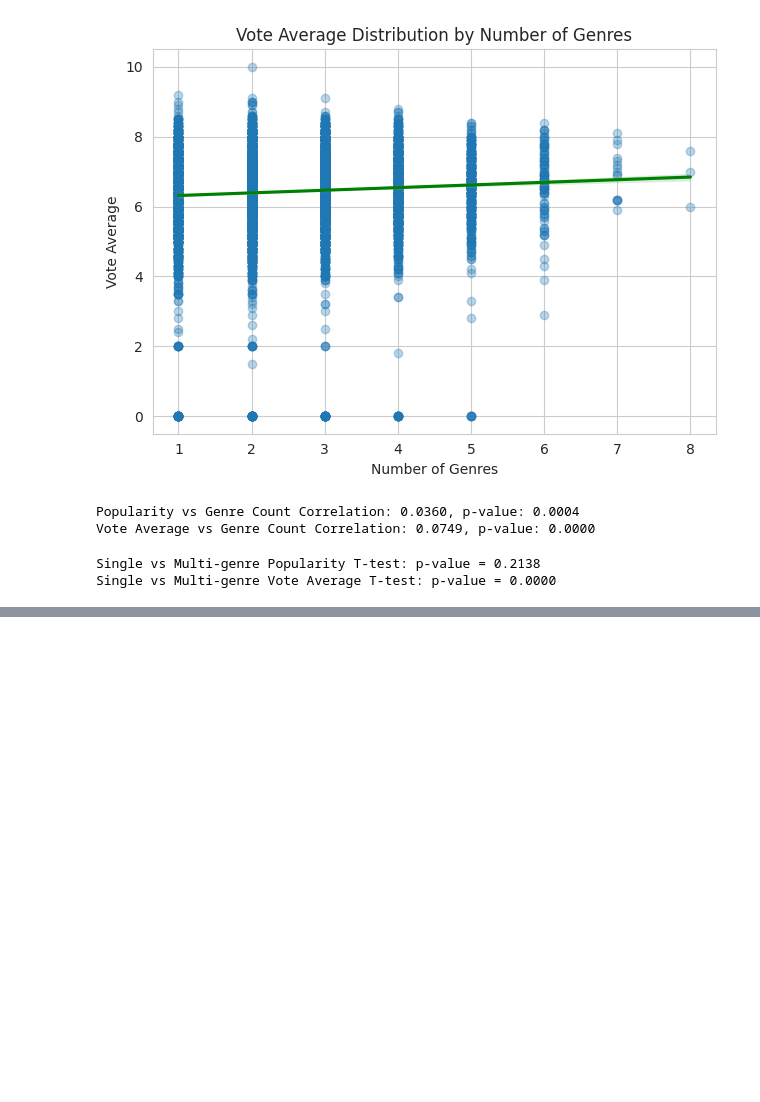
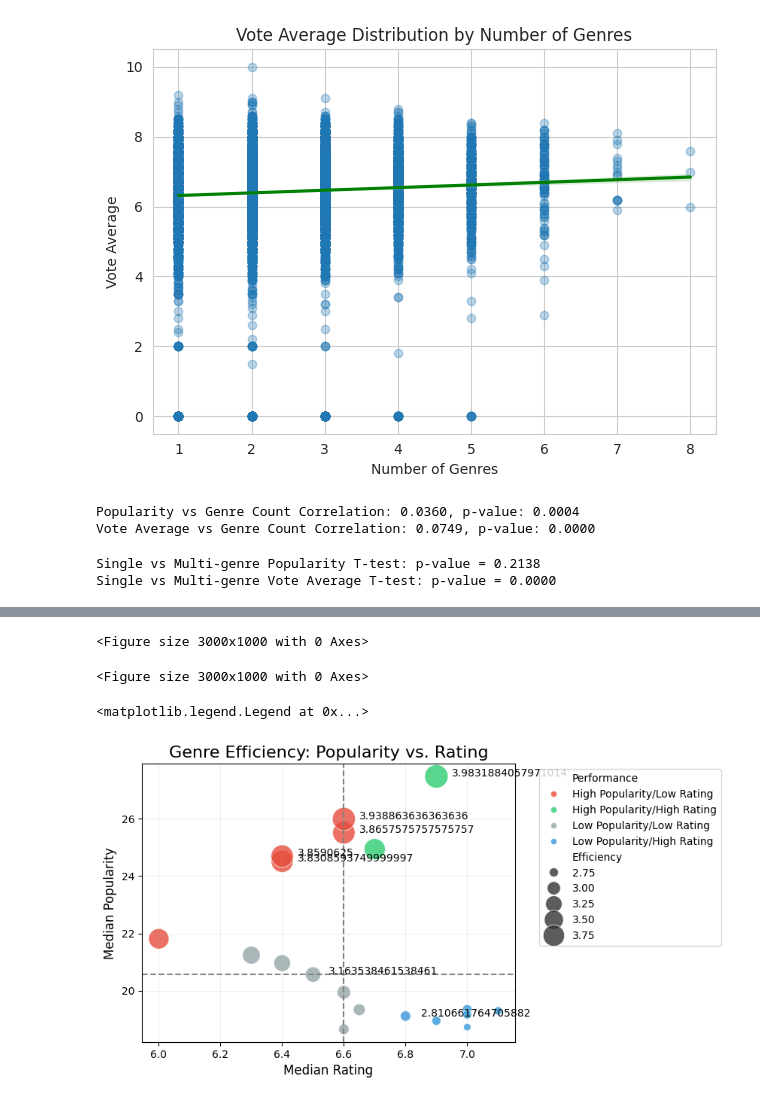
Before and after one commit to shuvad23/Netflix-Data-Analysis-Project, a Jupyter notebook: Netflix_Data_Analysis.ipynb, the cells around one changed output, grey strips where cells are left out. Drawn from its saved outputs; the diff is of its cells as text; code cells hidden in the pictures; blank space fills up the shorter version.

```diff
--- a/Netflix_Data_Analysis.ipynb
+++ b/Netflix_Data_Analysis.ipynb
@@ -757,0 +905,4 @@ Single vs Multi-genre Vote Average T-test: p-value = 0.0000
+# %%
+# Calculate efficiency ratio (popularity per rating point)
+genre_stats['Efficiency'] = genre_stats['Popularity'] / genre_stats['Vote_Average']
+genre_stats.sort_values(by='Efficiency',ascending=False)
@@ -757,0 +928,15 @@ Single vs Multi-genre Vote Average T-test: p-value = 0.0000
+# %%
+# Create genre clusters
+conditions=[
+    (genre_stats.Popularity > genre_stats.Popularity.mean()) &
+    (genre_stats.Vote_Average > genre_stats.Vote_Average.mean()),
+    (genre_stats.Popularity > genre_stats.Popularity.mean()) &
+    (genre_stats.Vote_Average <= genre_stats.Vote_Average.mean()),
+    (genre_stats.Popularity <= genre_stats.Popularity.mean()) &
+    (genre_stats.Vote_Average > genre_stats.Vote_Average.mean()),
+    (genre_stats.Popularity <= genre_stats.Popularity.mean()) &
+    (genre_stats.Vote_Average <= genre_stats.Vote_Average.mean())
+]
+choices=['High Popularity/High Rating','High Popularity/Low Rating','Low Popularity/High Rating','Low Popularity/Low Rating']
+genre_stats['Performance']=np.select(conditions,choices,default='Unknown')
+genre_stats
@@ -757,0 +962,43 @@ Single vs Multi-genre Vote Average T-test: p-value = 0.0000
+# %%
+# Visualization
+plt.figure(figsize=(30, 10))
+# %% [output]
+<Figure size 3000x1000 with 0 Axes>
+<Figure size 3000x1000 with 0 Axes>
+# %%
+# Bubble plot showing efficiency
+scatter = sns.scatterplot(
+    data=genre_stats,
+    x='Vote_Average',
+    y='Popularity',
+    size='Efficiency',
+    hue='Performance',
+    sizes=(50, 500),
+    palette={'High Popularity/High Rating': '#2ecc71',
+             'High Popularity/Low Rating': '#e74c3c',
+             'Low Popularity/High Rating': '#3498db',
+             'Low Popularity/Low Rating': '#95a5a6'},
+    alpha=0.8
+)
+
+# Add labels for top genres
+for line in range(genre_stats.shape[0]):
+    if genre_stats['Efficiency'][line] > genre_stats['Efficiency'].quantile(0.75) or \
+       genre_stats['Movie_Count'][line] > genre_stats['Movie_Count'].quantile(0.9):
+        scatter.text(genre_stats['Vote_Average'][line]+0.05,
+                    genre_stats['Popularity'][line],
+                    genre_stats['Efficiency'][line],
+                    horizontalalignment='left',
+                    size=10,
+                    color='black')
+
+plt.title('Genre Efficiency: Popularity vs. Rating', fontsize=16)
+plt.xlabel('Median Rating', fontsize=12)
+plt.ylabel('Median Popularity', fontsize=12)
+plt.axvline(genre_stats['Vote_Average'].median(), linestyle='--', color='grey')
+plt.axhline(genre_stats['Popularity'].median(), linestyle='--', color='grey')
+plt.grid(alpha=0.2)
+plt.legend(bbox_to_anchor=(1.05, 1), loc='upper left')
+# %% [output]
+<matplotlib.legend.Legend at 0x...>
+[figure, added]
```
Also changed, not shown: parts of 20 cells of this notebook.
